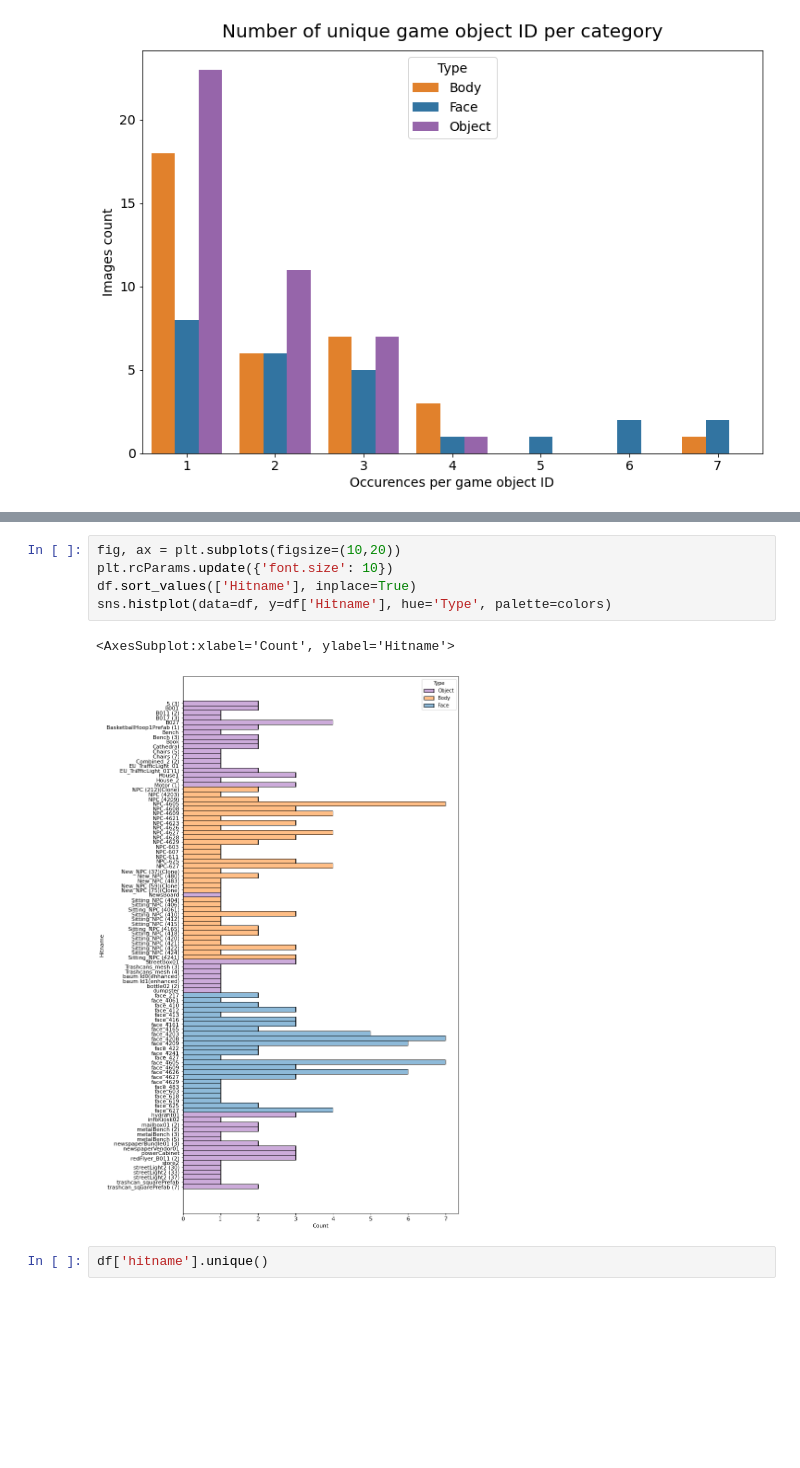
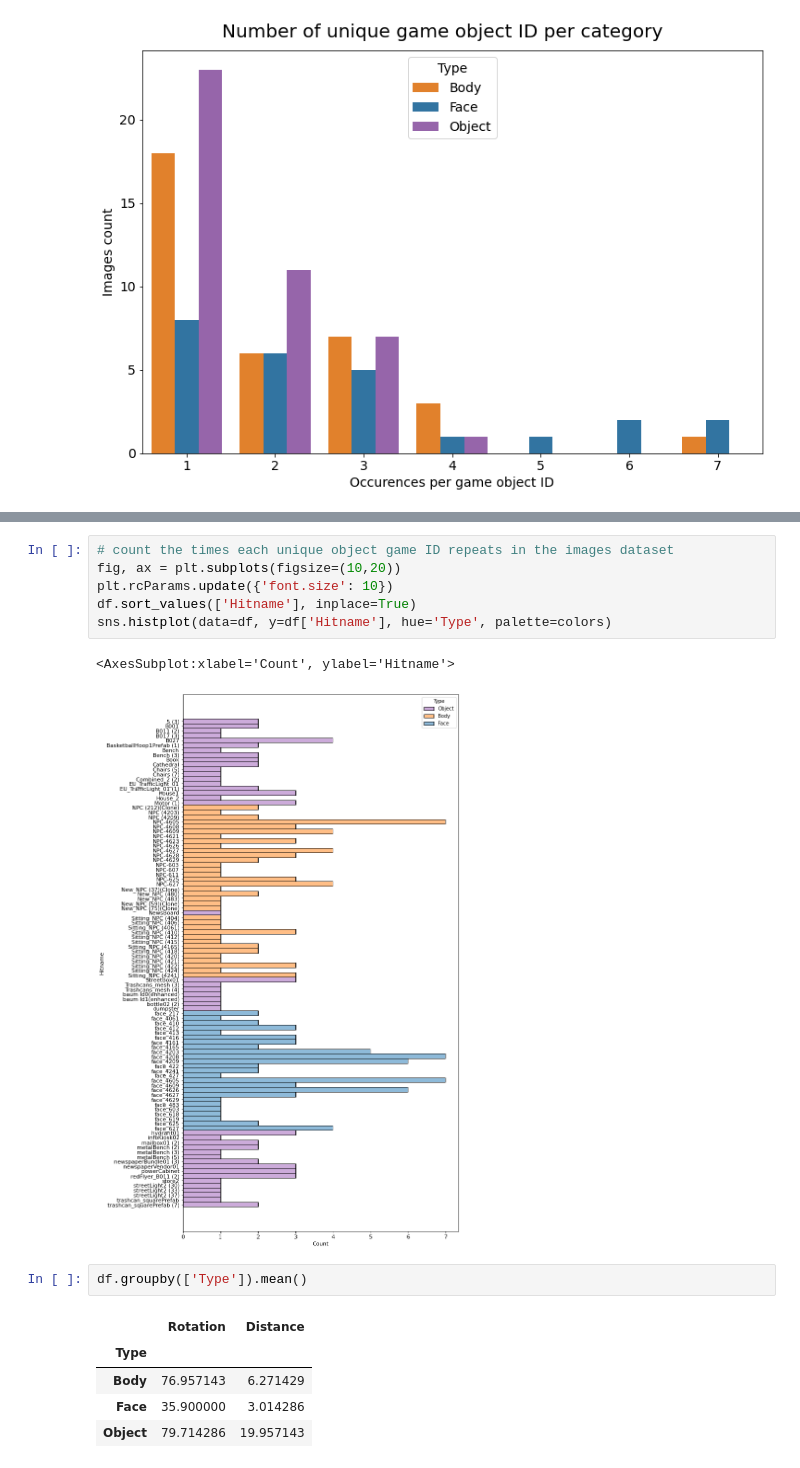
Before and after one commit to JohnMadrid/screenshots_processing, a Jupyter notebook: images_processing.ipynb, the cells around one changed output, grey strips where cells are left out. Saved outputs shown, nothing was run; the diff lists cells and outputs as text; blank space fills up the shorter version.

```diff
--- a/images_processing.ipynb
+++ b/images_processing.ipynb
@@ -230,4 +296,5 @@ plt.savefig("data/images_statistics/" + "number_unique_game_object" + ".pdf", fo
 # %%
+# count the times each unique object game ID repeats in the images dataset
 fig, ax = plt.subplots(figsize=(10,20))
 plt.rcParams.update({'font.size': 10})
 df.sort_values(['Hitname'], inplace=True)
@@ -235,5 +302,11 @@ sns.histplot(data=df, y=df['Hitname'], hue='Type', palette=colors)
 # %% [output]
 <AxesSubplot:xlabel='Count', ylabel='Hitname'>
 [figure]
-# %%
-df['hitname'].unique()
+# %%
+df.groupby(['Type']).mean()
+# %% [output]
+|  | Rotation | Distance |
+| Type |  |  |
+| Body | 76.957143 | 6.271429 |
+| Face | 35.900000 | 3.014286 |
+| Object | 79.714286 | 19.957143 |
```
Also changed, not shown: parts of 6 cells of this notebook, 2 other files.
